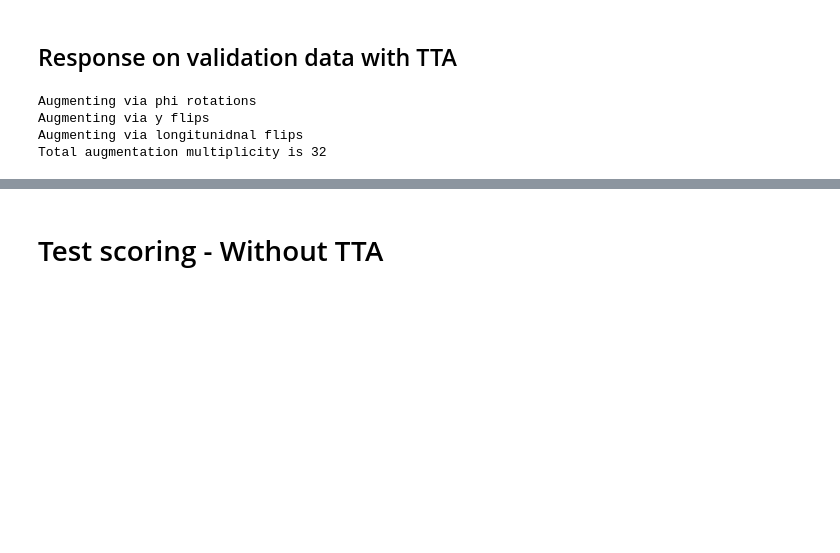
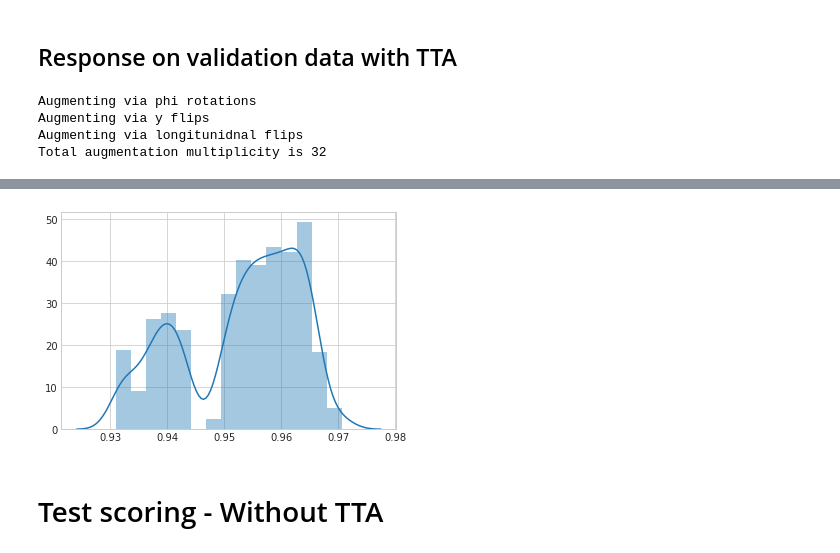
Before and after one commit to GilesStrong/HiggsML_Investigations, a Jupyter notebook: notebooks/5_Model_Data_Augmentation-Redux-D.ipynb, the cells around one changed output, grey strips where cells are left out. Cells and saved outputs as stored; diff of their text form; code cells hidden in the pictures; blank space fills up the shorter version.

```diff
--- a/notebooks/5_Model_Data_Augmentation-Redux-D.ipynb
+++ b/notebooks/5_Model_Data_Augmentation-Redux-D.ipynb
@@ -284,4 +299,4 @@ ams_scan_slow(convert_to_df(val_fy.source), br=10, w_factor=250000/50000)
 # %%
 %%time
-tta_cut = bootstrap_mean_calc_ams(convert_to_df(val_fy.source), br=10, w_factor=250000/50000, N=512)[1]
+cut_mean_tta = mean_optimise_cut(val_df_tta, top_perc=0.05, br=10, w_factor=250000/50000)
 # %% [output]
@@ -294,3 +307,4 @@ Wall time: 2min 7s
+[figure, added]
 # %% [markdown]
 # Test scoring - Without TTA
 # %%
```
Also changed, not shown: parts of 18 cells of this notebook.
